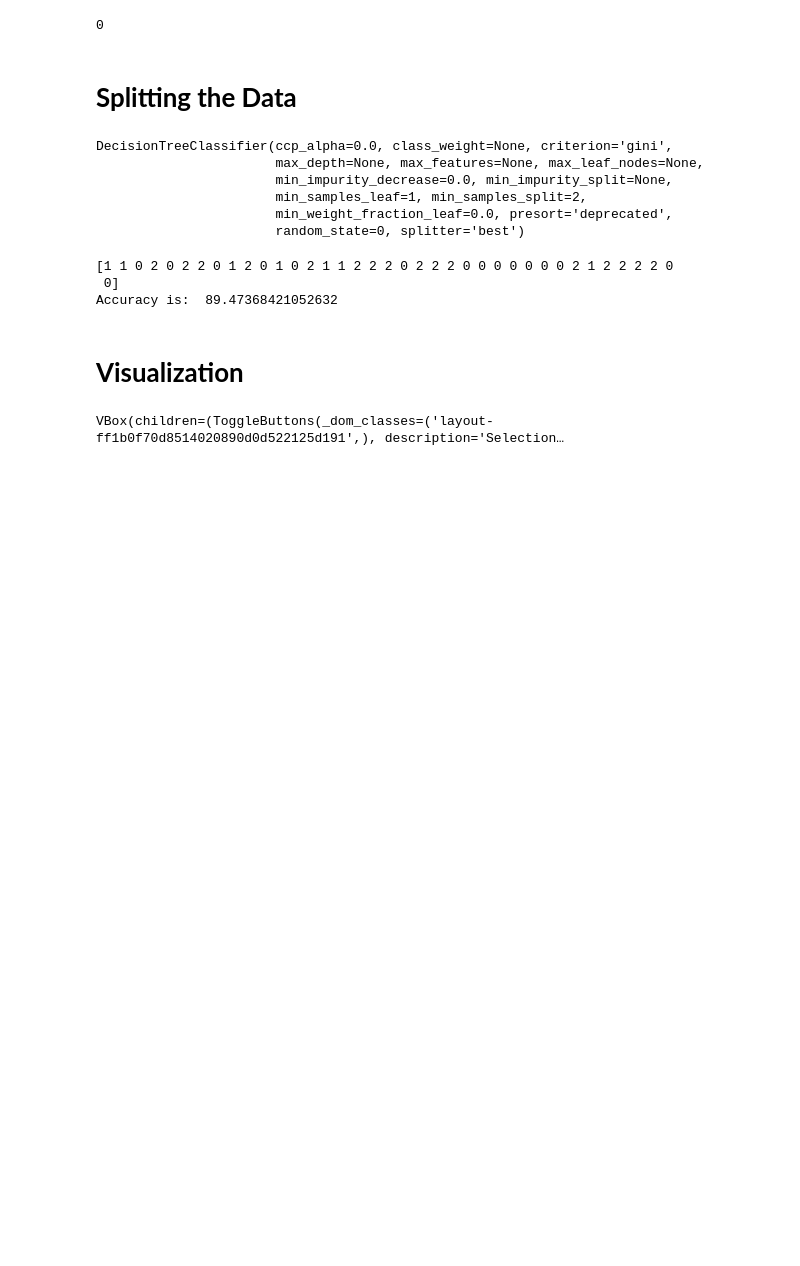
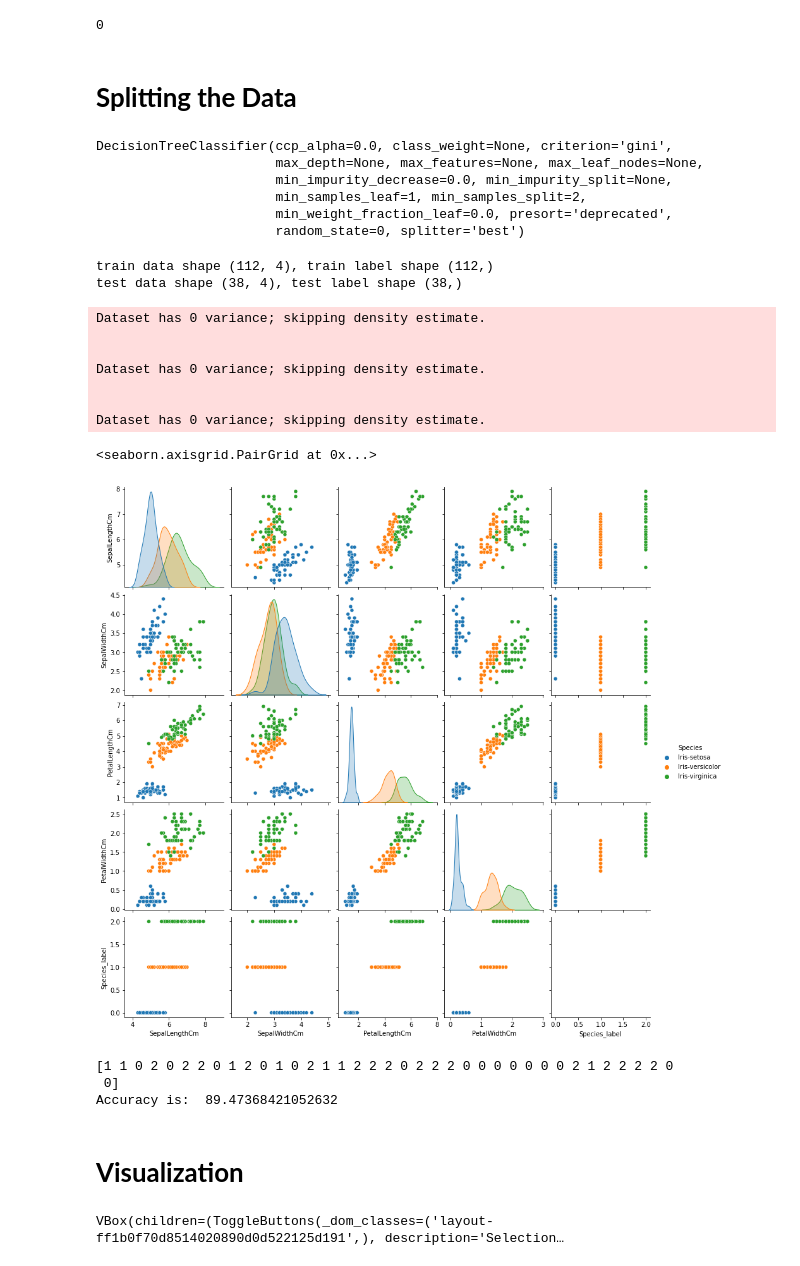
Before and after one commit to Prashant5ingh/Sparks_Foundation_Internship, a Jupyter notebook: Decision_Tree_Spark.ipynb, the cells around one changed output. Drawn from its saved outputs; the diff is of its cells as text; code cells hidden in the pictures; blank space fills up the shorter version.

```diff
--- a/Decision_Tree_Spark.ipynb
+++ b/Decision_Tree_Spark.ipynb
@@ -89,6 +90,25 @@ DecisionTreeClassifier(ccp_alpha=0.0, class_weight=None, criterion='gini',
                        min_samples_leaf=1, min_samples_split=2,
                        min_weight_fraction_leaf=0.0, presort='deprecated',
                        random_state=0, splitter='best')
+# %%
+print("train data shape {}, train label shape {}".format(X_train.shape,y_train.shape))
+print("test data shape {}, test label shape {}".format(X_test.shape,y_test.shape))
+# %% [output]
+train data shape (112, 4), train label shape (112,)
+test data shape (38, 4), test label shape (38,)
+# %%
+df1=df.iloc[:,1:]
+sns.pairplot(df1,hue='Species')
+# %% [output]
+Dataset has 0 variance; skipping density estimate.
+
+
+Dataset has 0 variance; skipping density estimate.
+
+
+Dataset has 0 variance; skipping density estimate.
+<seaborn.axisgrid.PairGrid at 0x...>
+[figure, added]
 # %%
 # Prediction of trained data and accuracy
 pred=clf.predict(X_test)
```
Also changed, not shown: parts of 1 cell of this notebook.
